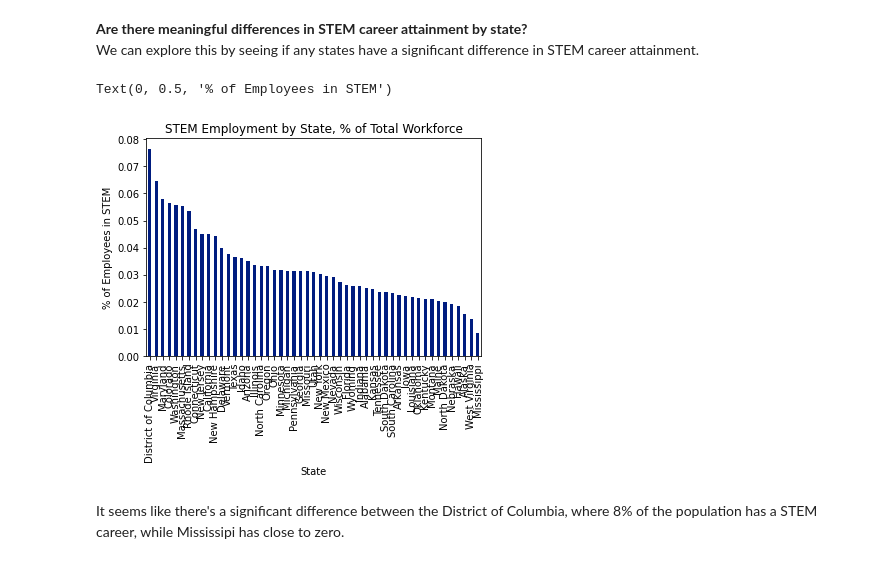
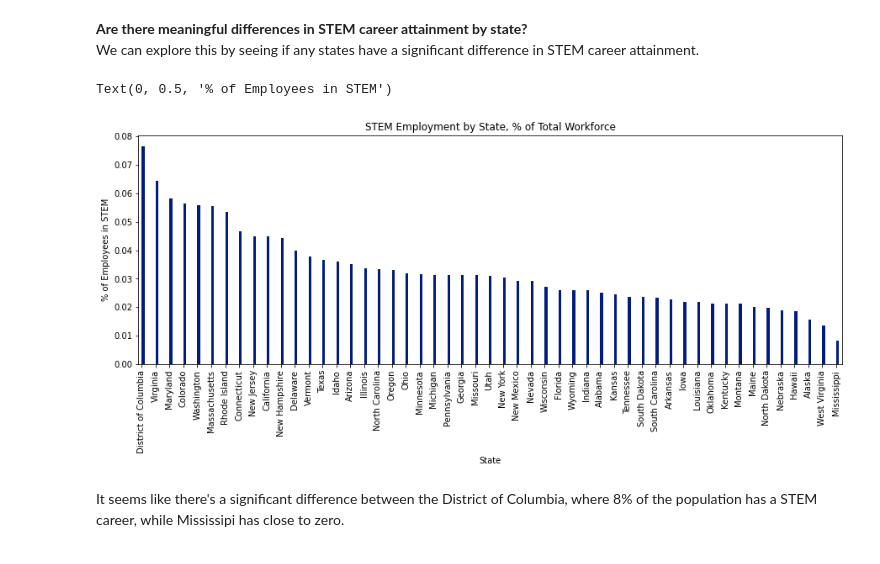
Before and after one commit to kayfilipp/HigherME, a Jupyter notebook: census_data/census_EDA.ipynb, the cells around one changed output. Drawn from its saved outputs; the diff is of its cells as text; code cells hidden in the pictures.

```diff
--- a/census_data/census_EDA.ipynb
+++ b/census_data/census_EDA.ipynb
@@ -150,7 +150,7 @@ def stem_type(job):
         return stem_occupations[job]
     if job in dc.career_whitelist:
         return 'Other'
-    return -1
+    return '-1'
 
 df['stem_type'] = df['job_role'].map(stem_type)
 # %% [markdown]
@@ -175,7 +175,7 @@ df[df['stem_type']==-1][['stem_type','job_role']].head(3)
 for further analysis, we can also create a binary `stemBinary` variable, where 1 indicates a career is STEM related.
 # %%
 #if stem_type = -1, then stem_binary = 0. else, 1.
-df['stem_binary'] = df['stem_type'].apply(lambda x: int(x!=-1))
+df['stem_binary'] = df['stem_type'].apply(lambda x: int(x!='-1'))
 # %% [markdown]
 <a id="EDA"></a>
 ## 2. Data EDA, Cleanup and Transformation for Nontarget Features
@@ -199,18 +199,21 @@ Name: State, dtype: object
 **Are there meaningful differences in STEM career attainment by state?**<br>
 We can explore this by seeing if any states have a significant difference in STEM career attainment.
 # %%
+plt.figure(figsize=(15, 5))
 pd.crosstab(
     df['State'],
     df['stem_binary']
     ,normalize='index'
 ).sort_values(by=1,ascending=False)[1].plot(
     kind='bar'
     ,title='STEM Employment by State, % of Total Workforce'
+    ,align='edge', width=0.2
 )
+
 plt.ylabel('% of Employees in STEM')
 # %% [output]
 Text(0, 0.5, '% of Employees in STEM')
-[figure, old version]
+[figure, new version]
 # %% [markdown]
 It seems like there's a significant difference between the District of Columbia, where 8% of the population has a STEM career, while Mississipi has close to zero.
 # %% [markdown]
```
Also changed, not shown: parts of 39 cells of this notebook, 4 other files.
